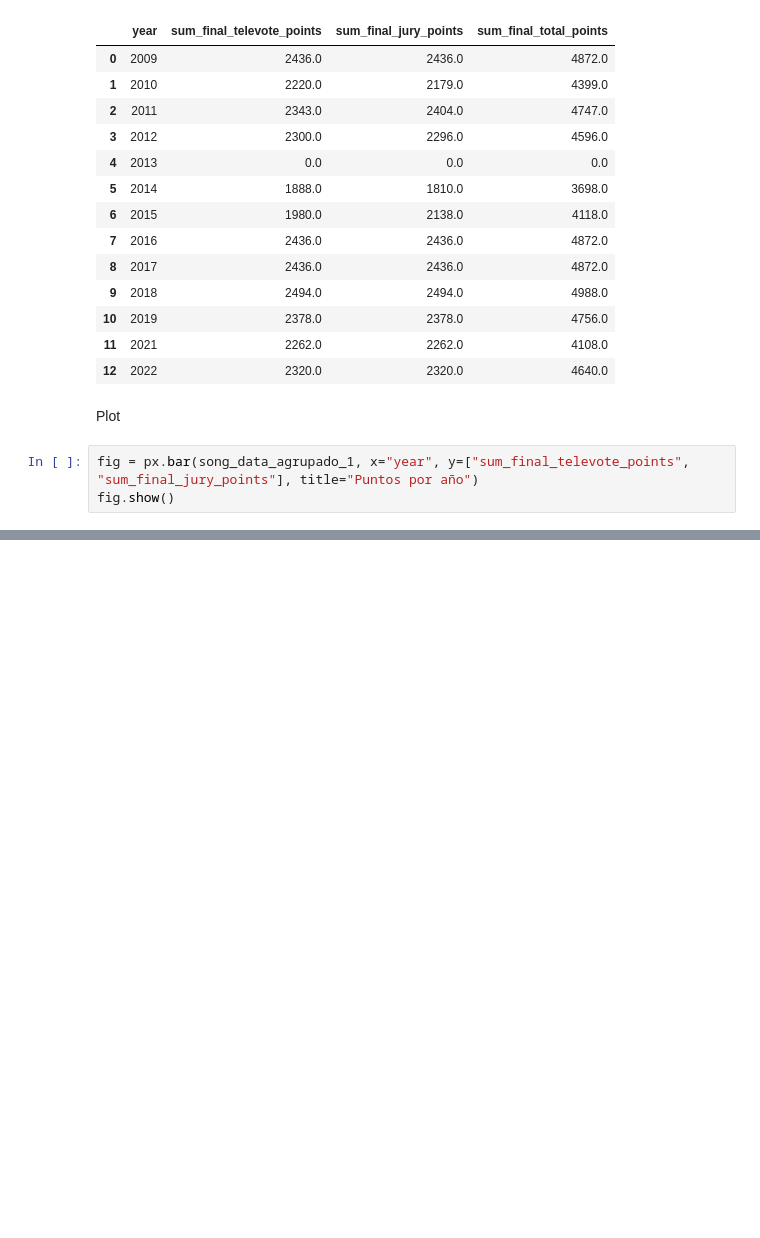
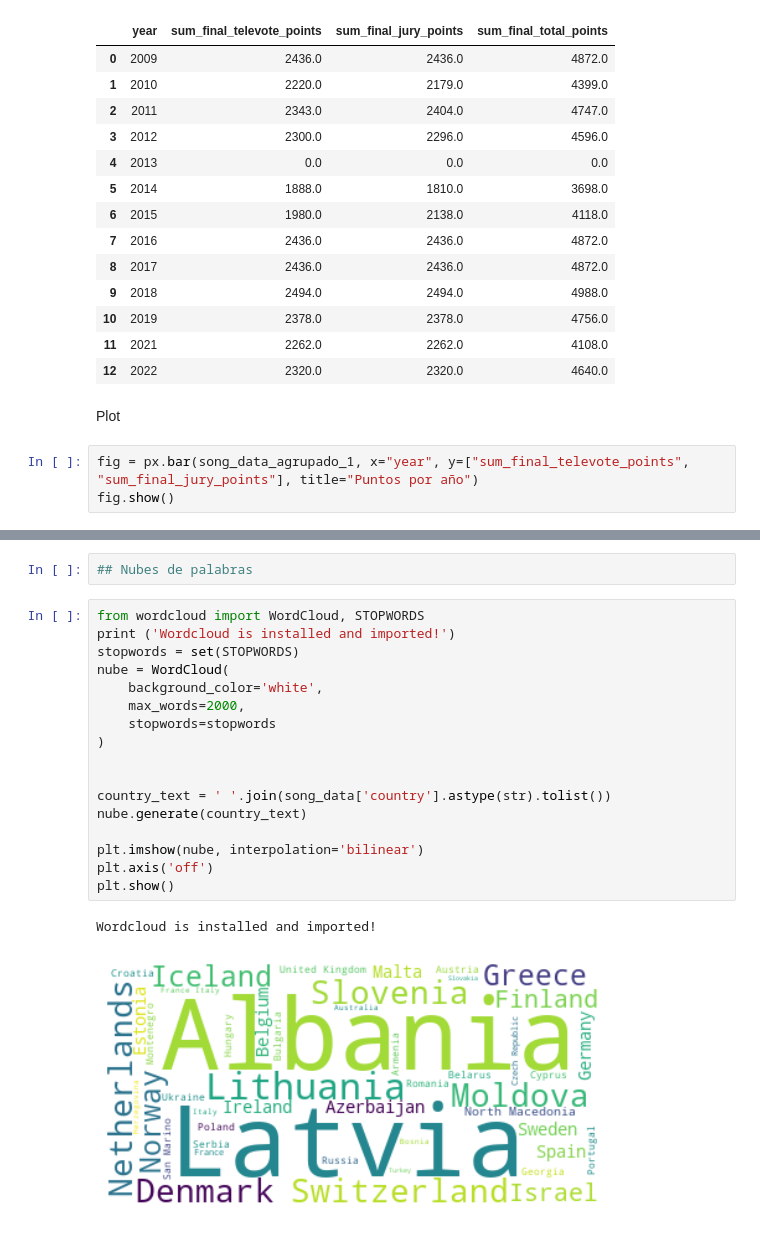
Before and after one commit to holapancho/proyecto-dcda-dashboard, a Jupyter notebook: NotebookPruebas.ipynb, the cells around one changed output, grey strips where cells are left out. Cells and saved outputs as stored; diff of their text form; blank space fills up the shorter version.

```diff
--- a/NotebookPruebas.ipynb
+++ b/NotebookPruebas.ipynb
@@ -213,0 +402,22 @@ fig.show()
+# %%
+## Nubes de palabras
+# %%
+from wordcloud import WordCloud, STOPWORDS
+print ('Wordcloud is installed and imported!')
+stopwords = set(STOPWORDS)
+nube = WordCloud(
+    background_color='white',
+    max_words=2000,
+    stopwords=stopwords
+)
+
+
+country_text = ' '.join(song_data['country'].astype(str).tolist())
+nube.generate(country_text)
+
+plt.imshow(nube, interpolation='bilinear')
+plt.axis('off')
+plt.show()
+# %% [output]
+Wordcloud is installed and imported!
+[figure, added]
```
Also changed, not shown: parts of 21 cells of this notebook.
